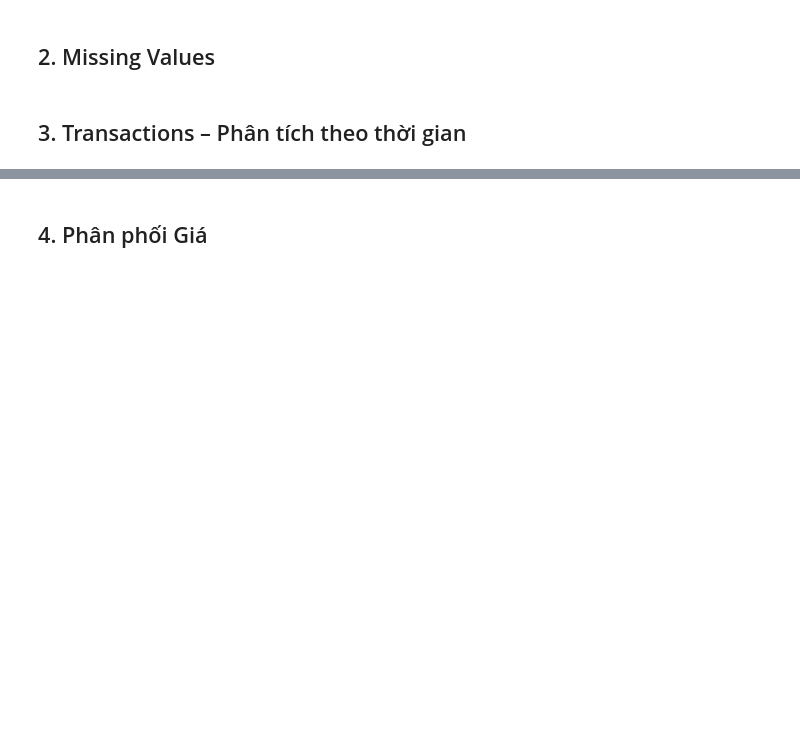
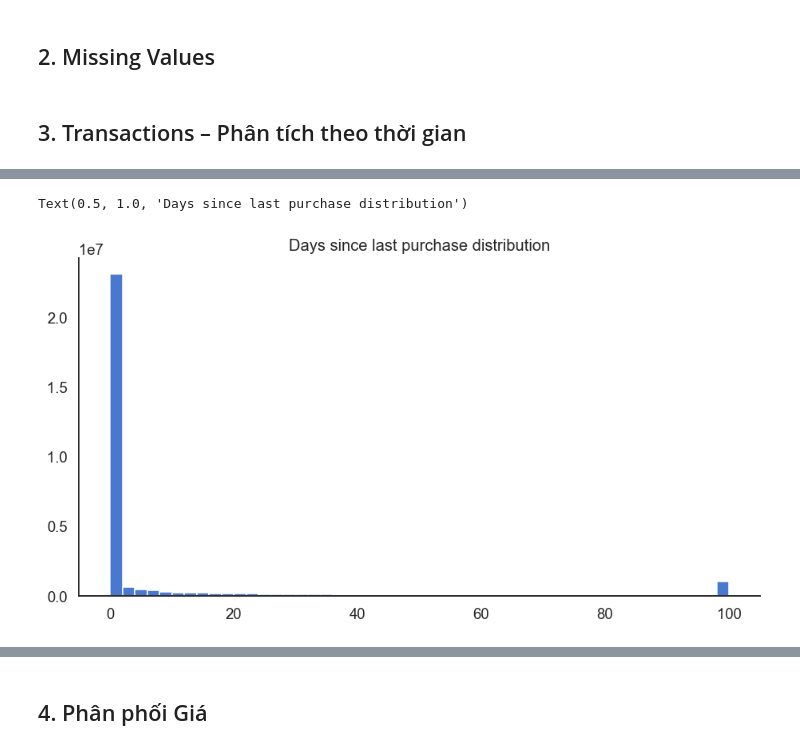
Before and after one commit to Duongvu05/ddm_project, a Jupyter notebook: notebooks/eda.ipynb, the cells around one changed output, grey strips where cells are left out. Cells and saved outputs as stored; diff of their text form; code cells hidden in the pictures; blank space fills up the shorter version.

```diff
--- a/notebooks/eda.ipynb
+++ b/notebooks/eda.ipynb
@@ -158,0 +182,11 @@ plt.show()
+# %%
+tx_sorted = tx.sort_values(["customer_id", "t_dat"])
+tx_sorted["prev_date"] = tx_sorted.groupby("customer_id")["t_dat"].shift(1)
+tx_sorted["days_since_last"] = (tx_sorted["t_dat"] - tx_sorted["prev_date"]).dt.days
+
+fig, ax = plt.subplots(figsize=(10,5))
+ax.hist(tx_sorted["days_since_last"].dropna().clip(0, 100), bins=50)
+ax.set_title("Days since last purchase distribution")
+# %% [output]
+Text(0.5, 1.0, 'Days since last purchase distribution')
+[figure, added]
```
Also changed, not shown: parts of 8 cells of this notebook, 2 other files.
